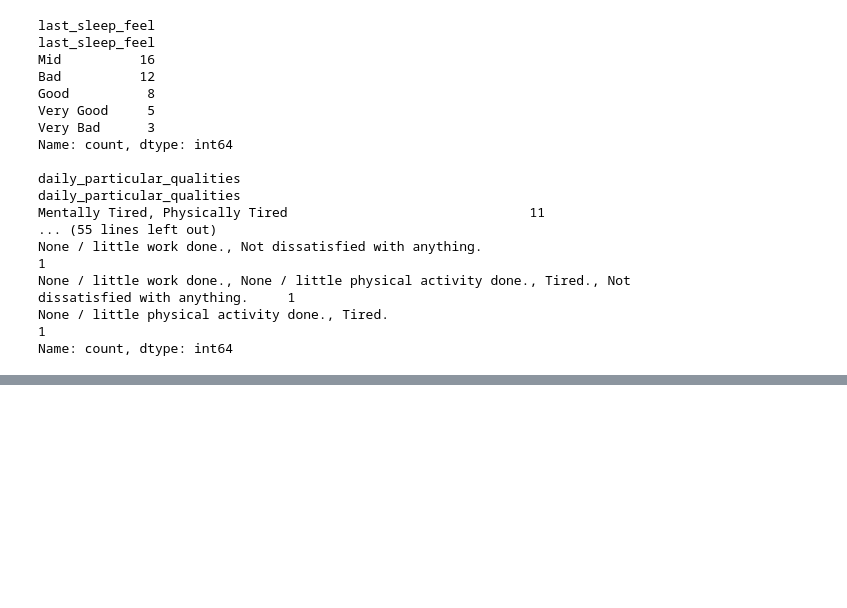
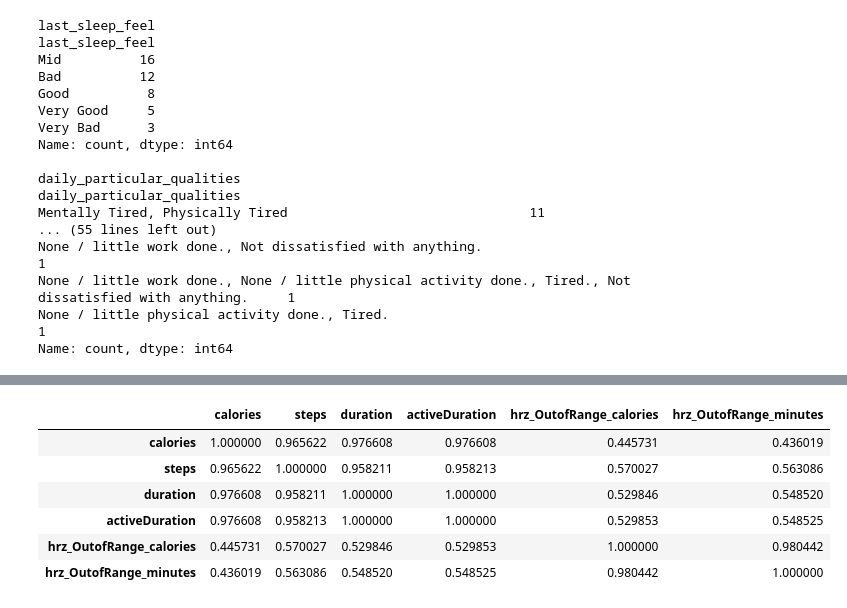
Before and after one commit to Saatvik1/Fishbit, a Jupyter notebook: notebooks/7.0-ss-secondaryEDA.ipynb, the cells around one changed output, grey strips where cells are left out. Cells and saved outputs as stored; diff of their text form; code cells hidden in the pictures; blank space fills up the shorter version.

```diff
--- a/notebooks/7.0-ss-secondaryEDA.ipynb
+++ b/notebooks/7.0-ss-secondaryEDA.ipynb
@@ -365,0 +407,10 @@ dissatisfied_sentiment_mapping = {
+# %%
+temp_study_num.corr()
+# %% [output]
+|  | calories | steps | duration | activeDuration | hrz_OutofRange_calories | hrz_OutofRange_minutes |
+| calories | 1.000000 | 0.965622 | 0.976608 | 0.976608 | 0.445731 | 0.436019 |
+| steps | 0.965622 | 1.000000 | 0.958211 | 0.958213 | 0.570027 | 0.563086 |
+| duration | 0.976608 | 0.958211 | 1.000000 | 1.000000 | 0.529846 | 0.548520 |
+| activeDuration | 0.976608 | 0.958213 | 1.000000 | 1.000000 | 0.529853 | 0.548525 |
+| hrz_OutofRange_calories | 0.445731 | 0.570027 | 0.529846 | 0.529853 | 1.000000 | 0.980442 |
+| hrz_OutofRange_minutes | 0.436019 | 0.563086 | 0.548520 | 0.548525 | 0.980442 | 1.000000 |
```
Also changed, not shown: parts of 17 cells of this notebook, 1 other file.
